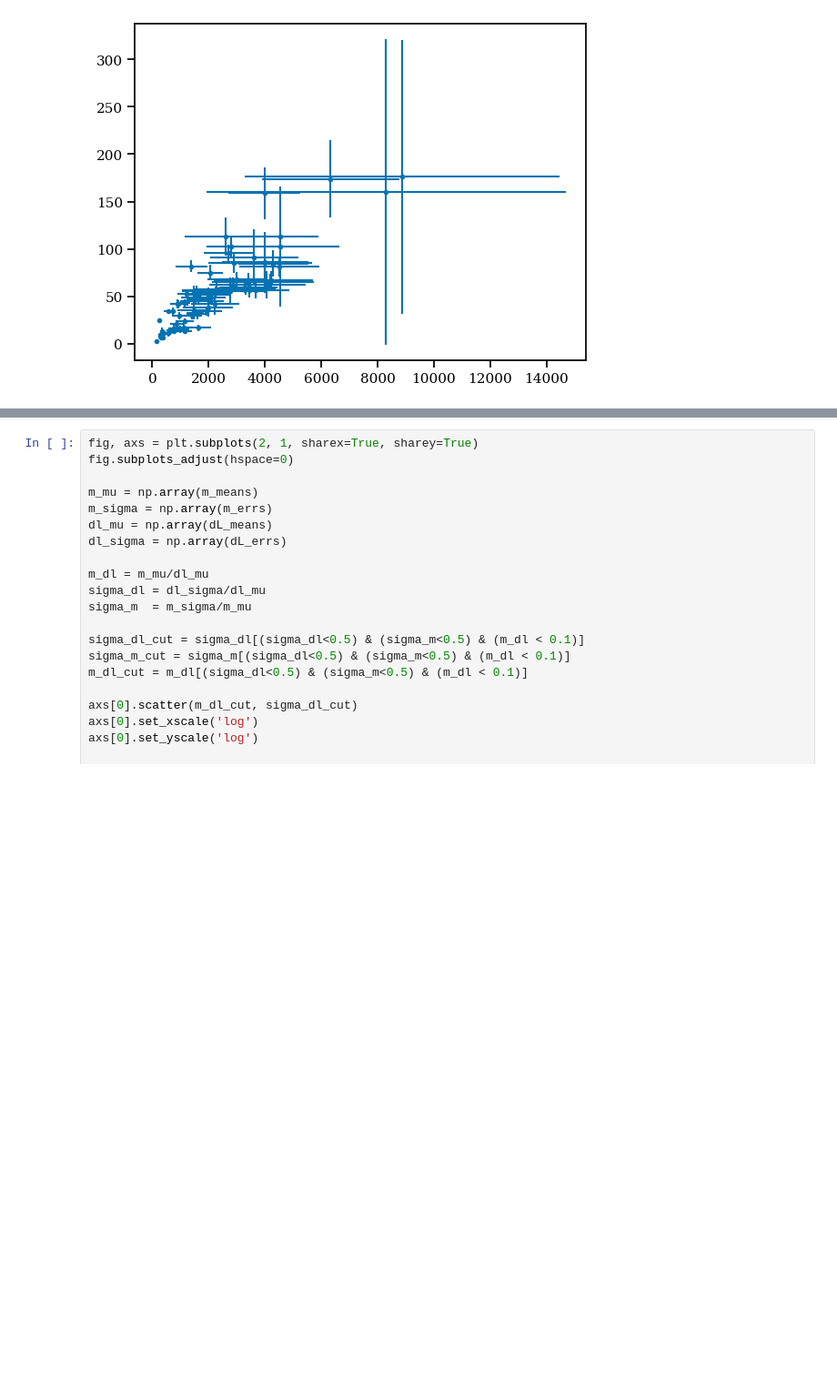
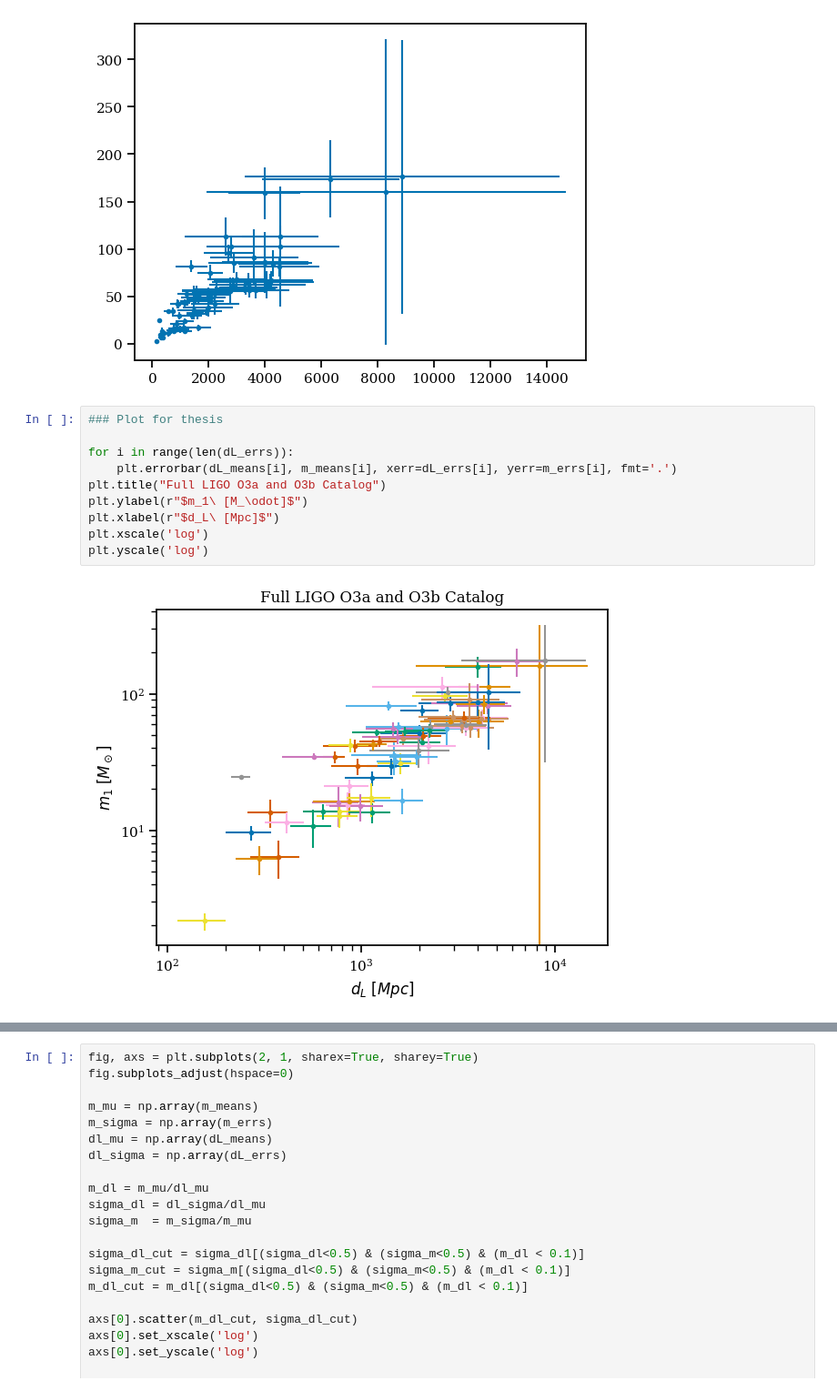
Before and after one commit to ctmurphey/Combined-O3ab, a Jupyter notebook: error-estimates.ipynb, the cells around one changed output, grey strips where cells are left out. Shown at 91% size. Cells and saved outputs as stored; diff of their text form; blank space fills up the shorter version.

```diff
--- a/error-estimates.ipynb
+++ b/error-estimates.ipynb
@@ -82,4 +82,16 @@ plt.errorbar(dL_means, m_means, xerr=dL_errs, yerr=m_errs, fmt='.')
 # %% [output]
 <ErrorbarContainer object of 3 artists>
 [figure]
+# %%
+### Plot for thesis
+
+for i in range(len(dL_errs)):
+    plt.errorbar(dL_means[i], m_means[i], xerr=dL_errs[i], yerr=m_errs[i], fmt='.')
+plt.title("Full LIGO O3a and O3b Catalog")
+plt.ylabel(r"$m_1\ [M_\odot]$")
+plt.xlabel(r"$d_L\ [Mpc]$")
+plt.xscale('log')
+plt.yscale('log')
+# %% [output]
+[figure, added]
 # %%
```
Also changed, not shown: parts of 4 cells of this notebook.
